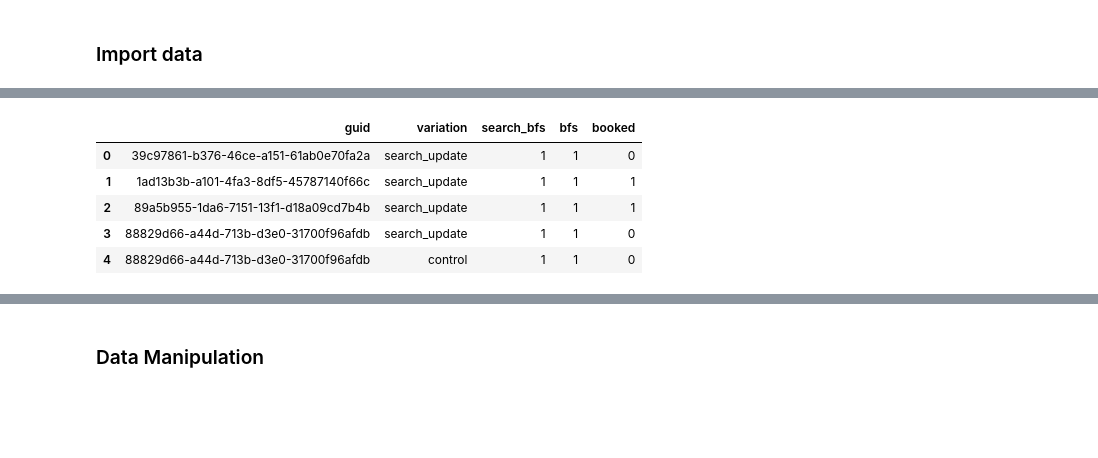
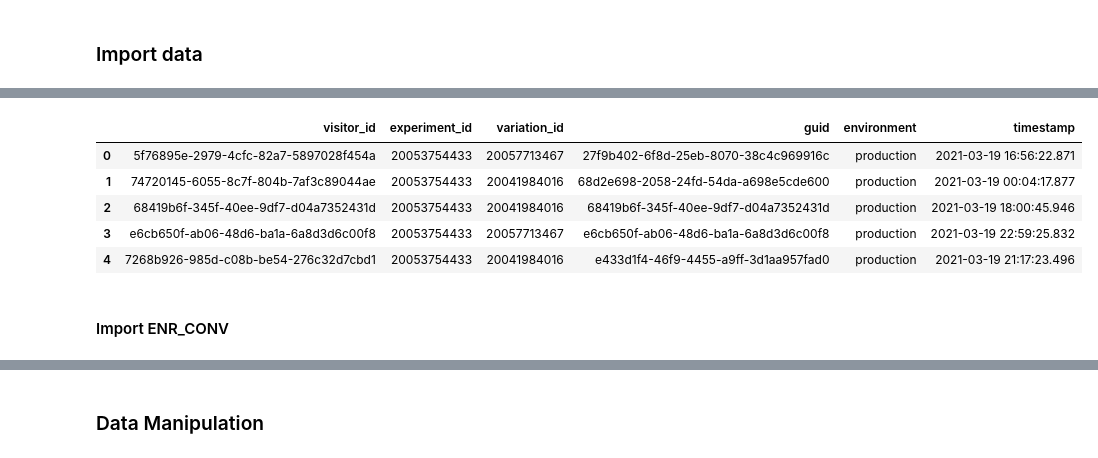
Before and after one commit to louisalberto2021/testing_tool, a Jupyter notebook: testing_tool.ipynb, the cells around one changed output, grey strips where cells are left out. Drawn from its saved outputs; the diff is of its cells as text; code cells hidden in the pictures; blank space fills up the shorter version.

```diff
--- a/testing_tool.ipynb
+++ b/testing_tool.ipynb
@@ -55,0 +63,17 @@ dtype: object
+# %%
+# Test enr_deci query for now
+query =\
+"""
+SELECT	 VISITOR_ID AS "visitor_id"
+		,EXPERIMENT_ID AS "experiment_id"
+		,VARIATION_ID AS "variation_id"
+		,GUID AS "guid"
+		,ENVIRONMENT AS "environment"
+		,TIMESTAMP AS "timestamp"
+FROM PUBLIC.OPTIMIZELY_ENR_DECI
+WHERE ENVIRONMENT='production'
+"""\
++temp_experiment_filter
+# WHERE CREATED_AT >= """+'\''+dt_from.strftime("%Y-%m-%d")+'\''
+
+enr_deci = import_data.query_to_df(query)
@@ -56,9 +90,11 @@ dtype: object
 # %%
-data.head()
+enr_deci.head()
 # %% [output]
-|  | guid | variation | search_bfs | bfs | booked |
-| 0 | 39c97861-b376-46ce-a151-61ab0e70fa2a | search_update | 1 | 1 | 0 |
-| 1 | 1ad13b3b-a101-4fa3-8df5-45787140f66c | search_update | 1 | 1 | 1 |
-| 2 | 89a5b955-1da6-7151-13f1-d18a09cd7b4b | search_update | 1 | 1 | 1 |
-| 3 | 88829d66-a44d-713b-d3e0-31700f96afdb | search_update | 1 | 1 | 0 |
-| 4 | 88829d66-a44d-713b-d3e0-31700f96afdb | control | 1 | 1 | 0 |
+|  | visitor_id | experiment_id | variation_id | guid | environment | timestamp |
+| 0 | 5f76895e-2979-4cfc-82a7-5897028f454a | 20053754433 | 20057713467 | 27f9b402-6f8d-25eb-8070-38c4c969916c | production | 2021-03-19 16:56:22.871 |
+| 1 | 74720145-6055-8c7f-804b-7af3c89044ae | 20053754433 | 20041984016 | 68d2e698-2058-24fd-54da-a698e5cde600 | production | 2021-03-19 00:04:17.877 |
+| 2 | 68419b6f-345f-40ee-9df7-d04a7352431d | 20053754433 | 20041984016 | 68419b6f-345f-40ee-9df7-d04a7352431d | production | 2021-03-19 18:00:45.946 |
+| 3 | e6cb650f-ab06-48d6-ba1a-6a8d3d6c00f8 | 20053754433 | 20057713467 | e6cb650f-ab06-48d6-ba1a-6a8d3d6c00f8 | production | 2021-03-19 22:59:25.832 |
+| 4 | 7268b926-985d-c08b-be54-276c32d7cbd1 | 20053754433 | 20041984016 | e433d1f4-46f9-4455-a9ff-3d1aa957fad0 | production | 2021-03-19 21:17:23.496 |
+# %% [markdown]
+#### Import ENR_CONV
```
Also changed, not shown: parts of 47 cells of this notebook, 3 other files.
